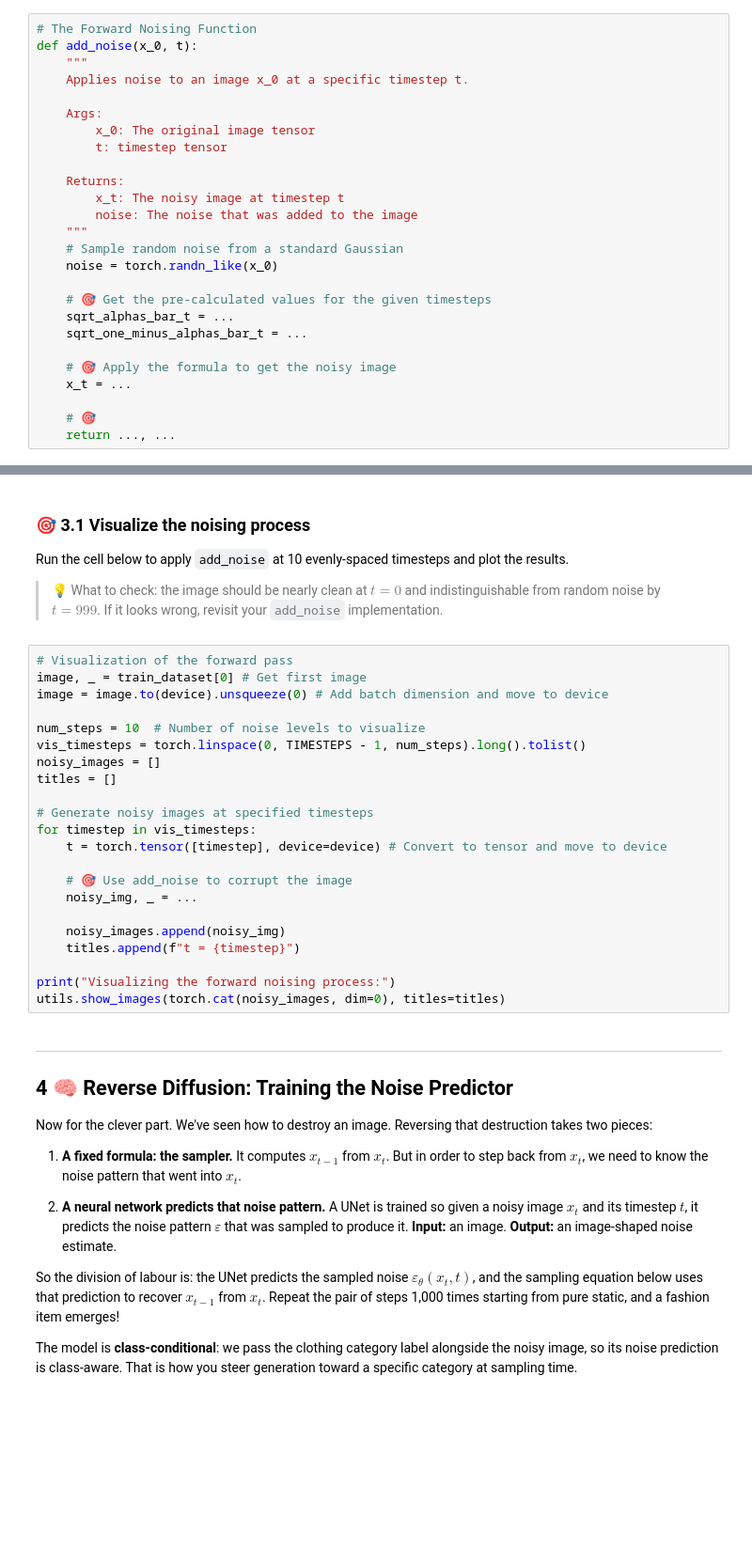
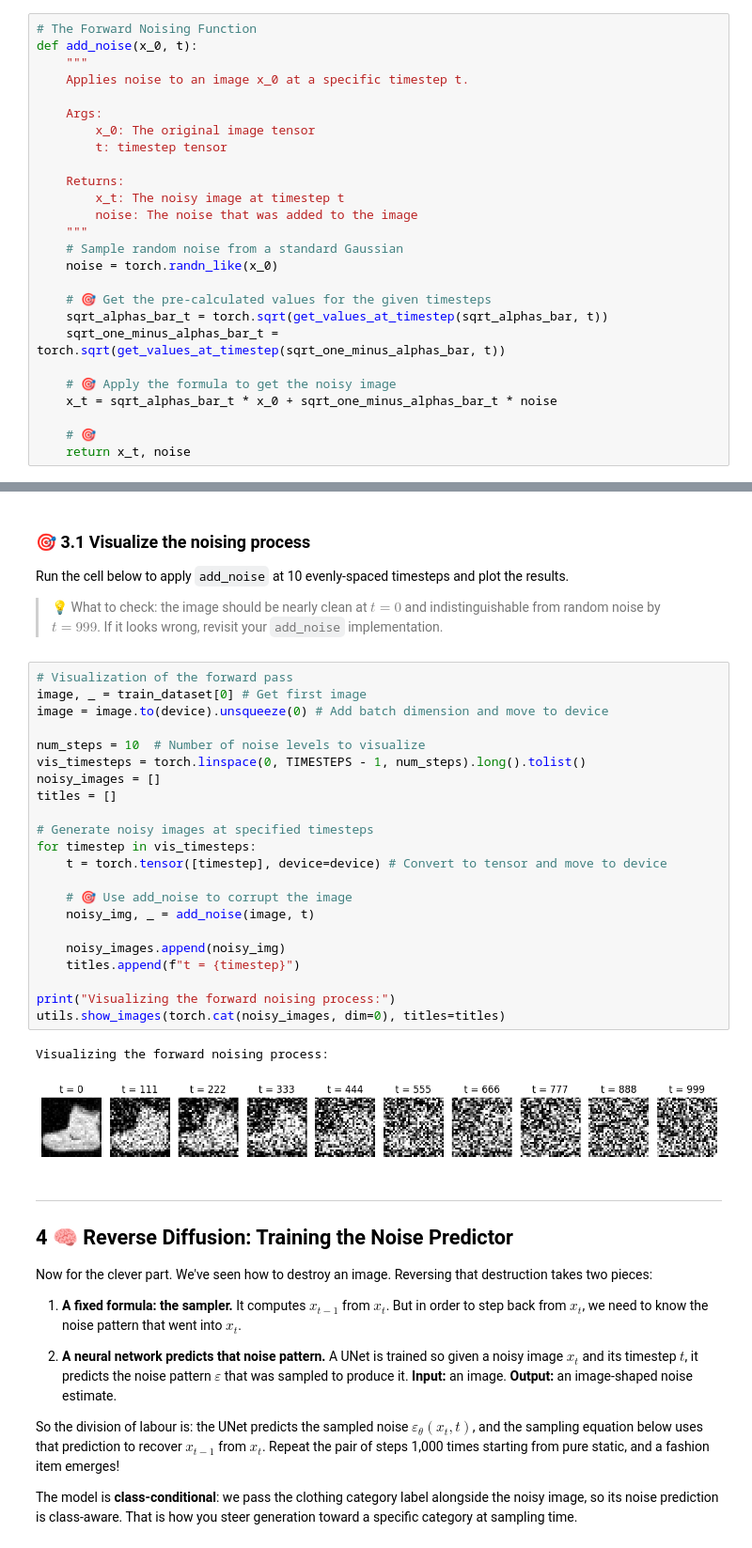
Before and after one commit to haduyenhoa/ETH-CAS-Week3, a Jupyter notebook: notebook/project_fashion_magazine_handout.ipynb, the cells around one changed output, grey strips where cells are left out. Shown at 94% size. Drawn from its saved outputs; the diff is of its cells as text; blank space fills up the shorter version.

```diff
--- a/notebook/project_fashion_magazine_handout.ipynb
+++ b/notebook/project_fashion_magazine_handout.ipynb
@@ -177,14 +177,14 @@ def add_noise(x_0, t):
     noise = torch.randn_like(x_0)
 
     # 🎯 Get the pre-calculated values for the given timesteps
-    sqrt_alphas_bar_t = ...
-    sqrt_one_minus_alphas_bar_t = ...
+    sqrt_alphas_bar_t = torch.sqrt(get_values_at_timestep(sqrt_alphas_bar, t))
+    sqrt_one_minus_alphas_bar_t = torch.sqrt(get_values_at_timestep(sqrt_one_minus_alphas_bar, t))
 
     # 🎯 Apply the formula to get the noisy image
-    x_t = ...
+    x_t = sqrt_alphas_bar_t * x_0 + sqrt_one_minus_alphas_bar_t * noise
 
     # 🎯
-    return ..., ...
+    return x_t, noise
 # %% [markdown]
 ---
 ## 3 🔬 Visualize the Noising Process
@@ -206,25 +206,28 @@ Run the cell below to apply `add_noise` at 10 evenly-spaced timesteps and plot t
 # %%
 # Visualization of the forward pass
 image, _ = train_dataset[0] # Get first image
 image = image.to(device).unsqueeze(0) # Add batch dimension and move to device
 
 num_steps = 10  # Number of noise levels to visualize
 vis_timesteps = torch.linspace(0, TIMESTEPS - 1, num_steps).long().tolist()
 noisy_images = []
 titles = []
 
 # Generate noisy images at specified timesteps
 for timestep in vis_timesteps:
     t = torch.tensor([timestep], device=device) # Convert to tensor and move to device
 
     # 🎯 Use add_noise to corrupt the image
-    noisy_img, _ = ...
+    noisy_img, _ = add_noise(image, t)
 
     noisy_images.append(noisy_img)
     titles.append(f"t = {timestep}")
 
 print("Visualizing the forward noising process:")
 utils.show_images(torch.cat(noisy_images, dim=0), titles=titles)
+# %% [output]
+Visualizing the forward noising process:
+[figure, added]
 # %% [markdown]
 ---
 ## 4 🧠 Reverse Diffusion: Training the Noise Predictor
```
